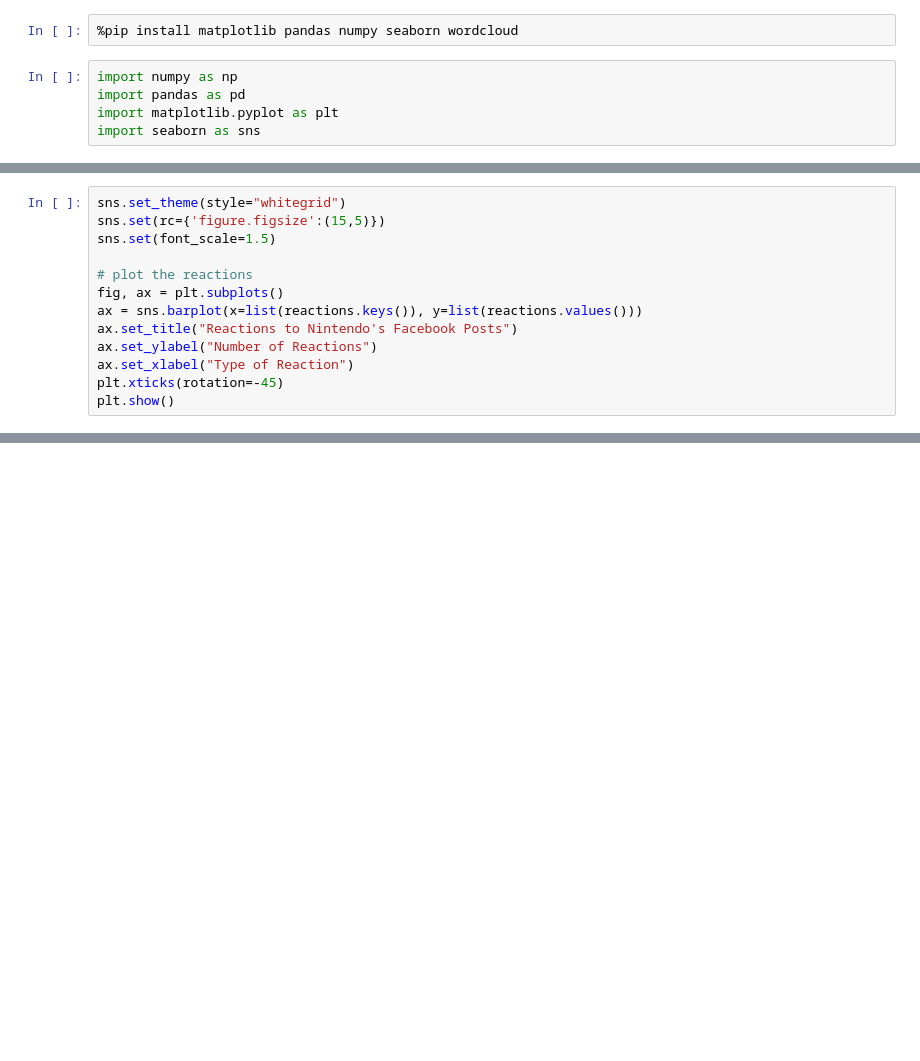
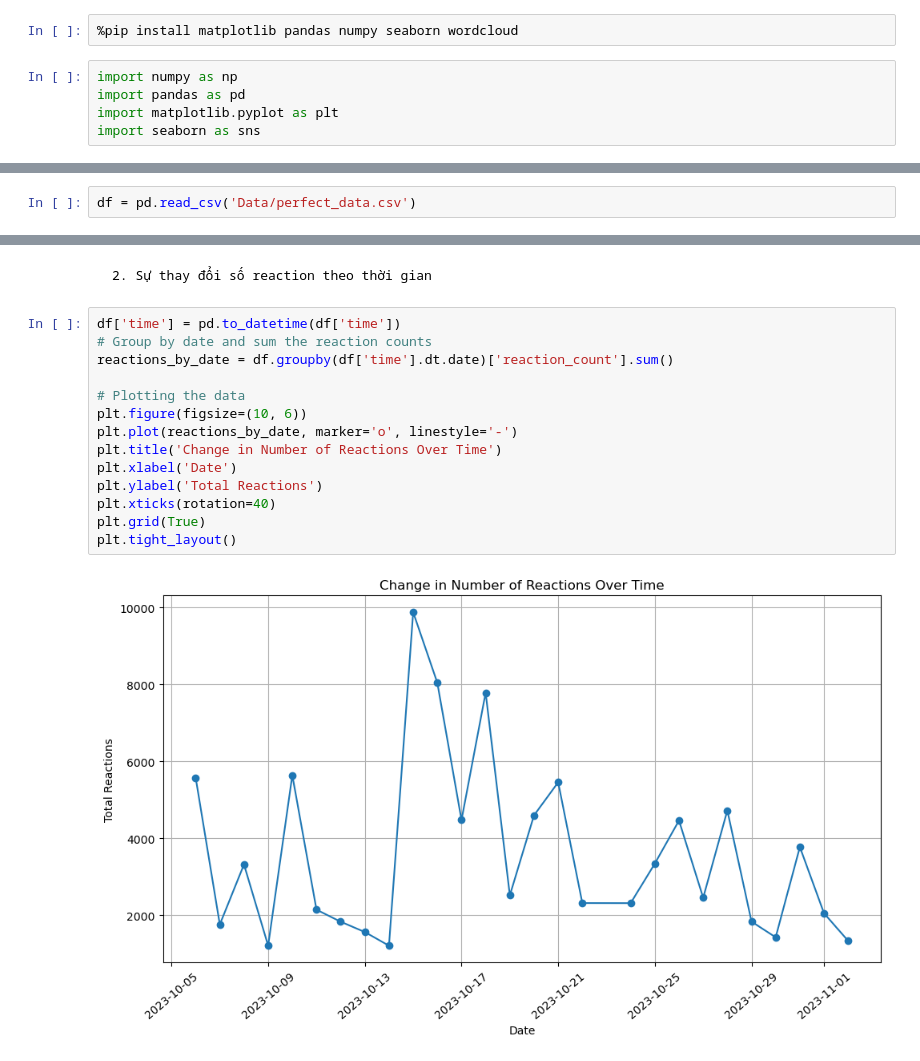
Before and after one commit to ngocnhatAI/data-analysis-report, a Jupyter notebook: Analyze_data.ipynb, the cells around one changed output, grey strips where cells are left out. Cells and saved outputs as stored; diff of their text form; blank space fills up the shorter version.

```diff
--- a/Analyze_data.ipynb
+++ b/Analyze_data.ipynb
@@ -45,13 +9,0 @@ reactions
-# %%
-sns.set_theme(style="whitegrid")
-sns.set(rc={'figure.figsize':(15,5)})
-sns.set(font_scale=1.5)
-
-# plot the reactions
-fig, ax = plt.subplots()
-ax = sns.barplot(x=list(reactions.keys()), y=list(reactions.values()))
-ax.set_title("Reactions to Nintendo's Facebook Posts")
-ax.set_ylabel("Number of Reactions")
-ax.set_xlabel("Type of Reaction")
-plt.xticks(rotation=-45)
-plt.show()
@@ -114,0 +10,2 @@ plt.show()
+# %%
+df = pd.read_csv('Data/perfect_data.csv')
@@ -114,0 +26,18 @@ plt.show()
+# %% [markdown]
+    2. Sự thay đổi số reaction theo thời gian
+# %%
+df['time'] = pd.to_datetime(df['time'])
+# Group by date and sum the reaction counts
+reactions_by_date = df.groupby(df['time'].dt.date)['reaction_count'].sum()
+
+# Plotting the data
+plt.figure(figsize=(10, 6))
+plt.plot(reactions_by_date, marker='o', linestyle='-')
+plt.title('Change in Number of Reactions Over Time')
+plt.xlabel('Date')
+plt.ylabel('Total Reactions')
+plt.xticks(rotation=40)
+plt.grid(True)
+plt.tight_layout()
+# %% [output]
+[figure, added]
```
Also changed, not shown: parts of 38 cells of this notebook, 5 other files.
